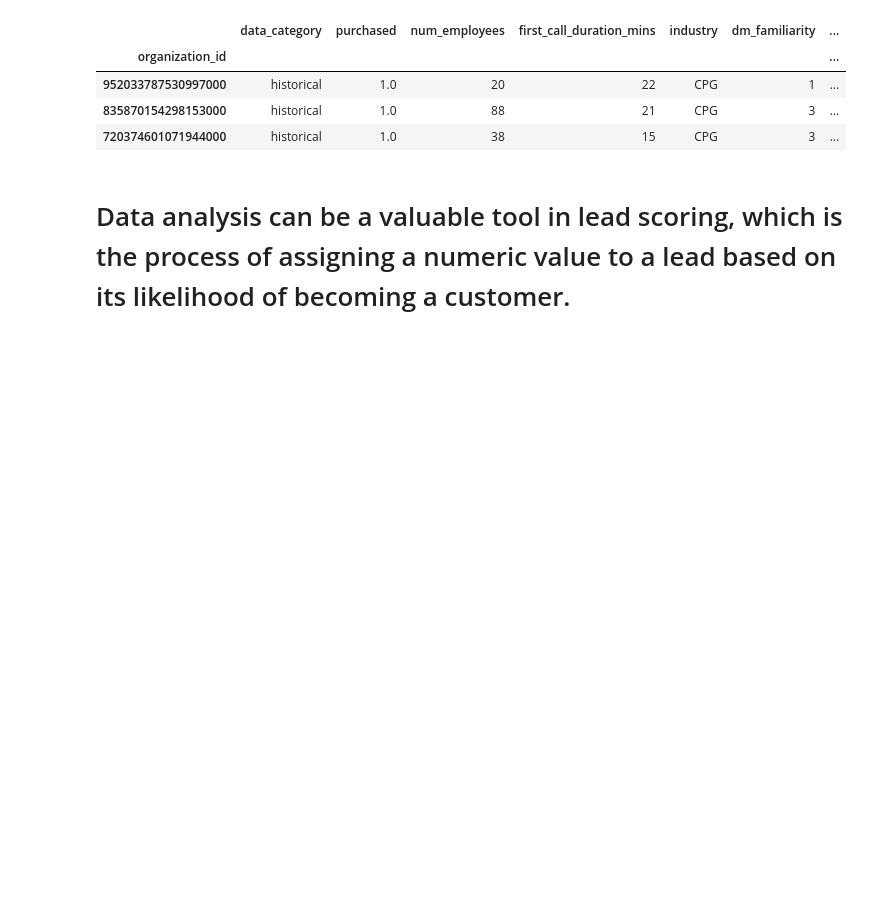
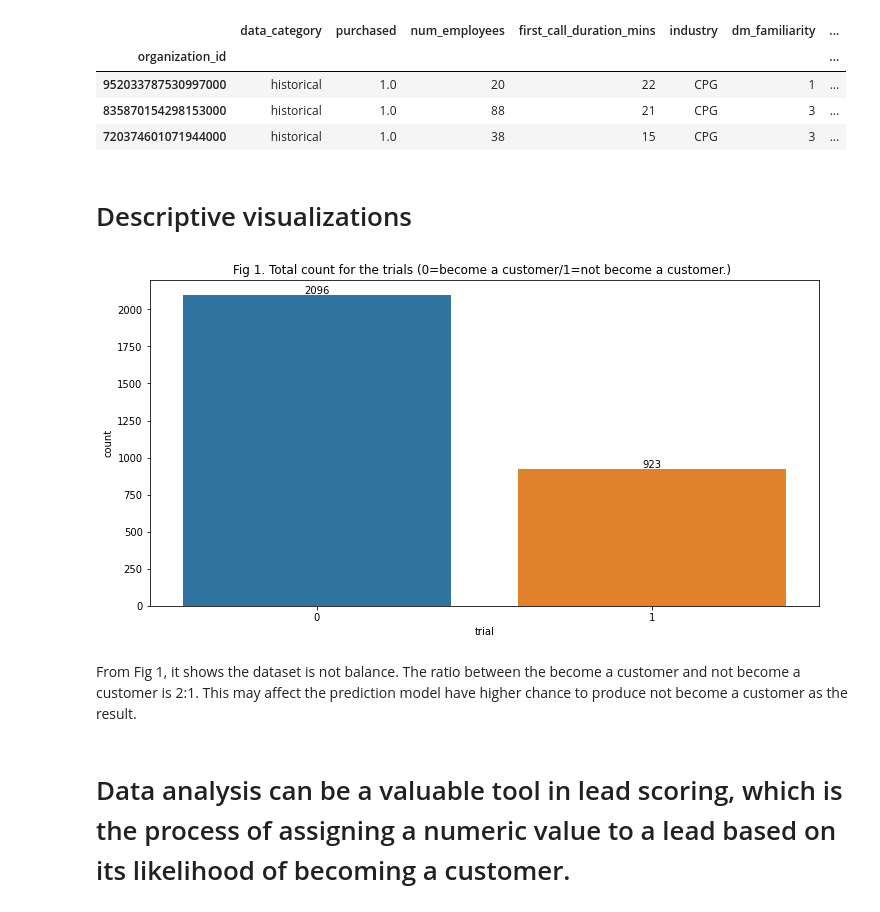
Before and after one commit to andrewlee-29/Applied-Bussiness-Analytics, a Jupyter notebook: hw_05.ipynb, the cells around one changed output. Saved outputs shown, nothing was run; the diff lists cells and outputs as text; code cells hidden in the pictures; blank space fills up the shorter version.

```diff
--- a/hw_05.ipynb
+++ b/hw_05.ipynb
@@ -24,6 +25,18 @@ df.head(3)
 | 952033787530997000 | historical | 1.0 | 20 | 22 | CPG | 1 | ... |
 | 835870154298153000 | historical | 1.0 | 88 | 21 | CPG | 3 | ... |
 | 720374601071944000 | historical | 1.0 | 38 | 15 | CPG | 3 | ... |
+# %% [markdown]
+# Descriptive visualizations
+# %%
+plt.figure(figsize=(12,6))
+ax = sns.countplot(data=df, x='trial')
+plt.title('Fig 1. Total count for the trials (0=become a customer/1=not become a customer) ')
+ax.bar_label(ax.containers[0], label_type='edge')
+plt.show()
+# %% [output]
+[figure, added]
+# %% [markdown]
+From Fig 1, it shows the dataset is not balance. The ratio between the become a customer and not become a customer is 2:1. This may affect the prediction model have higher chance to produce not become a customer as the result.
 # %% [markdown]
 # Data analysis can be a valuable tool in lead scoring, which is the process of assigning a numeric value to a lead based on its likelihood of becoming a customer.
 # %% [markdown]
```
Also changed, not shown: parts of 7 cells of this notebook.
